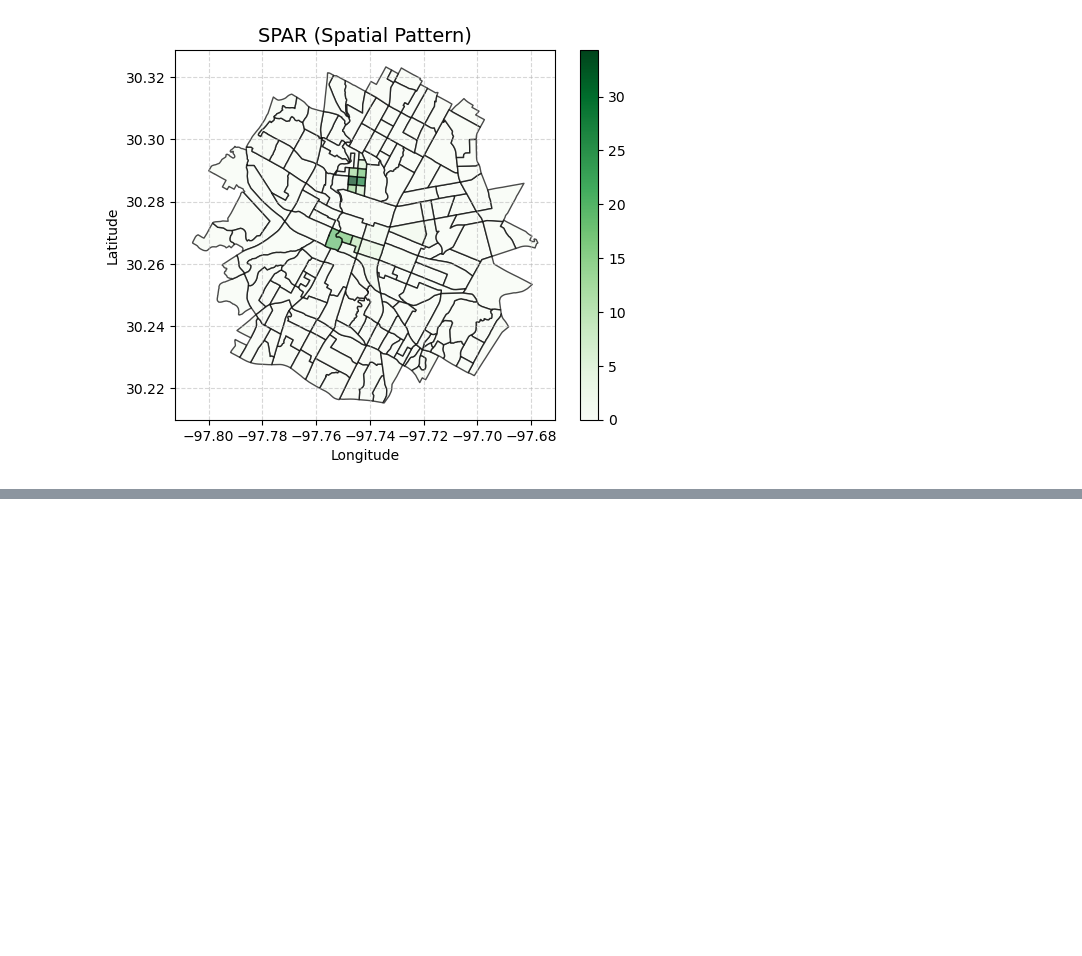
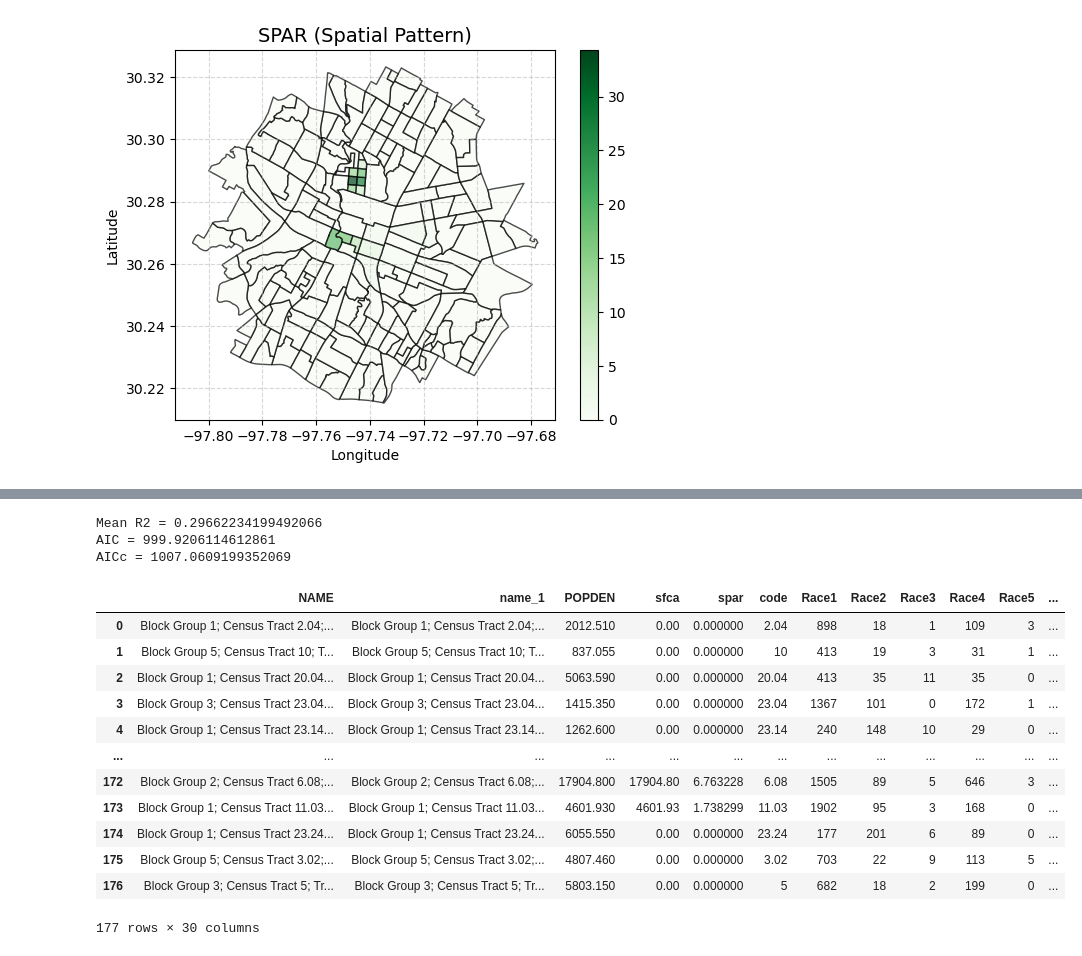
Before and after one commit to wherehaveyubin/research, a Jupyter notebook: 2025-MetroBike.ipynb, the cells around one changed output, grey strips where cells are left out. Drawn from its saved outputs; the diff is of its cells as text; code cells hidden in the pictures; blank space fills up the shorter version.

```diff
--- a/2025-MetroBike.ipynb
+++ b/2025-MetroBike.ipynb
@@ -221,0 +476,9 @@ plt.show()
+# %%
+# As reference, here is the (average) R2, AIC, and AICc
+print('Mean R2 =', gwr_results.R2)
+print('AIC =', gwr_results.aic)
+print('AICc =', gwr_results.aicc)
+# %% [output]
+Mean R2 = 0.29662234199492066
+AIC = 999.9206114612861
+AICc = 1007.0609199352069
@@ -221,0 +488,16 @@ plt.show()
+# %%
+gdf
+# %% [output]
+|  | NAME | name_1 | POPDEN | sfca | spar | code | Race1 | Race2 | Race3 | Race4 | Race5 | ... |
+| 0 | Block Group 1; Census Tract 2.04;... | Block Group 1; Census Tract 2.04;... | 2012.510 | 0.00 | 0.000000 | 2.04 | 898 | 18 | 1 | 109 | 3 | ... |
+| 1 | Block Group 5; Census Tract 10; T... | Block Group 5; Census Tract 10; T... | 837.055 | 0.00 | 0.000000 | 10 | 413 | 19 | 3 | 31 | 1 | ... |
+| 2 | Block Group 1; Census Tract 20.04... | Block Group 1; Census Tract 20.04... | 5063.590 | 0.00 | 0.000000 | 20.04 | 413 | 35 | 11 | 35 | 0 | ... |
+| 3 | Block Group 3; Census Tract 23.04... | Block Group 3; Census Tract 23.04... | 1415.350 | 0.00 | 0.000000 | 23.04 | 1367 | 101 | 0 | 172 | 1 | ... |
+| 4 | Block Group 1; Census Tract 23.14... | Block Group 1; Census Tract 23.14... | 1262.600 | 0.00 | 0.000000 | 23.14 | 240 | 148 | 10 | 29 | 0 | ... |
+| ... | ... | ... | ... | ... | ... | ... | ... | ... | ... | ... | ... | ... |
+| 172 | Block Group 2; Census Tract 6.08;... | Block Group 2; Census Tract 6.08;... | 17904.800 | 17904.80 | 6.763228 | 6.08 | 1505 | 89 | 5 | 646 | 3 | ... |
+| 173 | Block Group 1; Census Tract 11.03... | Block Group 1; Census Tract 11.03... | 4601.930 | 4601.93 | 1.738299 | 11.03 | 1902 | 95 | 3 | 168 | 0 | ... |
+| 174 | Block Group 1; Census Tract 23.24... | Block Group 1; Census Tract 23.24... | 6055.550 | 0.00 | 0.000000 | 23.24 | 177 | 201 | 6 | 89 | 0 | ... |
+| 175 | Block Group 5; Census Tract 3.02;... | Block Group 5; Census Tract 3.02;... | 4807.460 | 0.00 | 0.000000 | 3.02 | 703 | 22 | 9 | 113 | 5 | ... |
+| 176 | Block Group 3; Census Tract 5; Tr... | Block Group 3; Census Tract 5; Tr... | 5803.150 | 0.00 | 0.000000 | 5 | 682 | 18 | 2 | 199 | 0 | ... |
+177 rows × 30 columns
```
Also changed, not shown: parts of 24 cells of this notebook.
